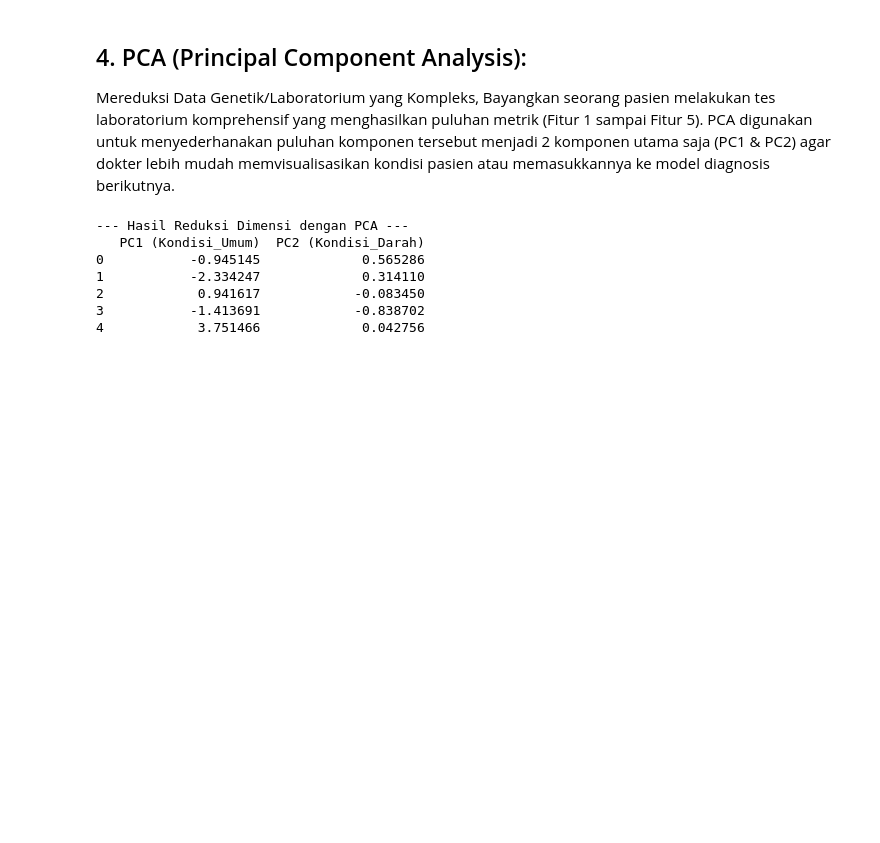
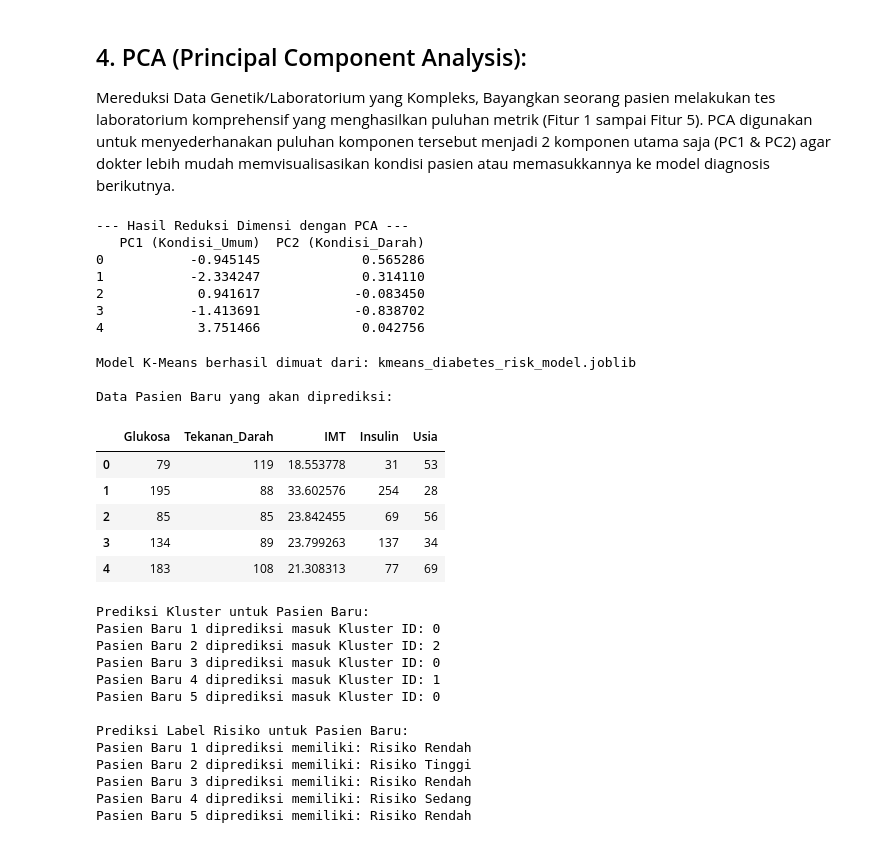
Before and after one commit to jbintarto-ai/ClassDatascience, a Jupyter notebook: MLUS.ipynb, the cells around one changed output. Drawn from its saved outputs; the diff is of its cells as text; code cells hidden in the pictures; blank space fills up the shorter version.

Commit message:
modified:   MLUS.ipynb 	modified:   Soal.ipynb 	new file:   kmeans_diabetes_risk_model.joblib

```diff
--- a/MLUS.ipynb
+++ b/MLUS.ipynb
@@ -136,3 +136,81 @@ print(df_hasil_pca)
 2            0.941617            -0.083450
 3           -1.413691            -0.838702
 4            3.751466             0.042756
+# %%
+import joblib
+import pandas as pd
+import numpy as np
+import warnings
+warnings.filterwarnings("ignore")
+
+
+# Define the filename of the saved model
+model_filename = 'kmeans_diabetes_risk_model.joblib'
+
+# 1. Load the K-Means model
+loaded_kmeans_model = joblib.load(model_filename)
+print(f"Model K-Means berhasil dimuat dari: {model_filename}\n")
+
+# 2. Siapkan Data Pasien Baru (Simulasi)
+# Pastikan fitur-fitur ini sesuai dengan yang digunakan saat melatih model
+
+np.random.seed(10)
+data_diabetes = {
+    'Glukosa': np.random.randint(70, 200, 5), # Kadar glukosa puasa
+    'Tekanan_Darah': np.random.randint(60, 120, 5), # Tekanan darah
+    'IMT': np.random.uniform(18.0, 40.0, 5), # Indeks Massa Tubuh
+    'Insulin': np.random.randint(15, 300, 5), # Kadar insulin
+    'Usia': np.random.randint(20, 75, 5) # Usia pasien
+}
+new_patient_data = pd.DataFrame(data_diabetes)
+
+print("Data Pasien Baru yang akan diprediksi:")
+display(new_patient_data)
+
+# 3. Gunakan model yang dimuat untuk memprediksi kluster untuk data pasien baru
+predicted_new_clusters = loaded_kmeans_model.predict(new_patient_data)
+
+# 4. Tampilkan Prediksi Kluster
+print("\nPrediksi Kluster untuk Pasien Baru:")
+for i, cluster in enumerate(predicted_new_clusters):
+    print(f"Pasien Baru {i+1} diprediksi masuk Kluster ID: {cluster}")
+# Create a mapping from Cluster_Risiko ID to a descriptive label
+
+risk_mapping = {
+    0: 'Risiko Rendah',
+    1: 'Risiko Sedang',
+    2: 'Risiko Tinggi'
+}
+
+# Opsional: Petakan Kluster ID ke Label Risiko yang bermakna
+# Pastikan 'risk_mapping' dari langkah sebelumnya masih tersedia di lingkungan kernel
+if 'risk_mapping' in globals():
+    predicted_new_risk_labels = [risk_mapping[cluster_id] for cluster_id in predicted_new_clusters]
+    print("\nPrediksi Label Risiko untuk Pasien Baru:")
+    for i, label in enumerate(predicted_new_risk_labels):
+        print(f"Pasien Baru {i+1} diprediksi memiliki: {label}")
+else:
+    print("\nVariabel 'risk_mapping' tidak tersedia untuk menerjemahkan kluster ke label risiko.")
+# %% [output]
+Model K-Means berhasil dimuat dari: kmeans_diabetes_risk_model.joblib
+
+Data Pasien Baru yang akan diprediksi:
+|  | Glukosa | Tekanan_Darah | IMT | Insulin | Usia |
+| 0 | 79 | 119 | 18.553778 | 31 | 53 |
+| 1 | 195 | 88 | 33.602576 | 254 | 28 |
+| 2 | 85 | 85 | 23.842455 | 69 | 56 |
+| 3 | 134 | 89 | 23.799263 | 137 | 34 |
+| 4 | 183 | 108 | 21.308313 | 77 | 69 |
+Prediksi Kluster untuk Pasien Baru:
+Pasien Baru 1 diprediksi masuk Kluster ID: 0
+Pasien Baru 2 diprediksi masuk Kluster ID: 2
+Pasien Baru 3 diprediksi masuk Kluster ID: 0
+Pasien Baru 4 diprediksi masuk Kluster ID: 1
+Pasien Baru 5 diprediksi masuk Kluster ID: 0
+
+Prediksi Label Risiko untuk Pasien Baru:
+Pasien Baru 1 diprediksi memiliki: Risiko Rendah
+Pasien Baru 2 diprediksi memiliki: Risiko Tinggi
+Pasien Baru 3 diprediksi memiliki: Risiko Rendah
+Pasien Baru 4 diprediksi memiliki: Risiko Sedang
+Pasien Baru 5 diprediksi memiliki: Risiko Rendah
```
Also changed, not shown: 2 other files.
